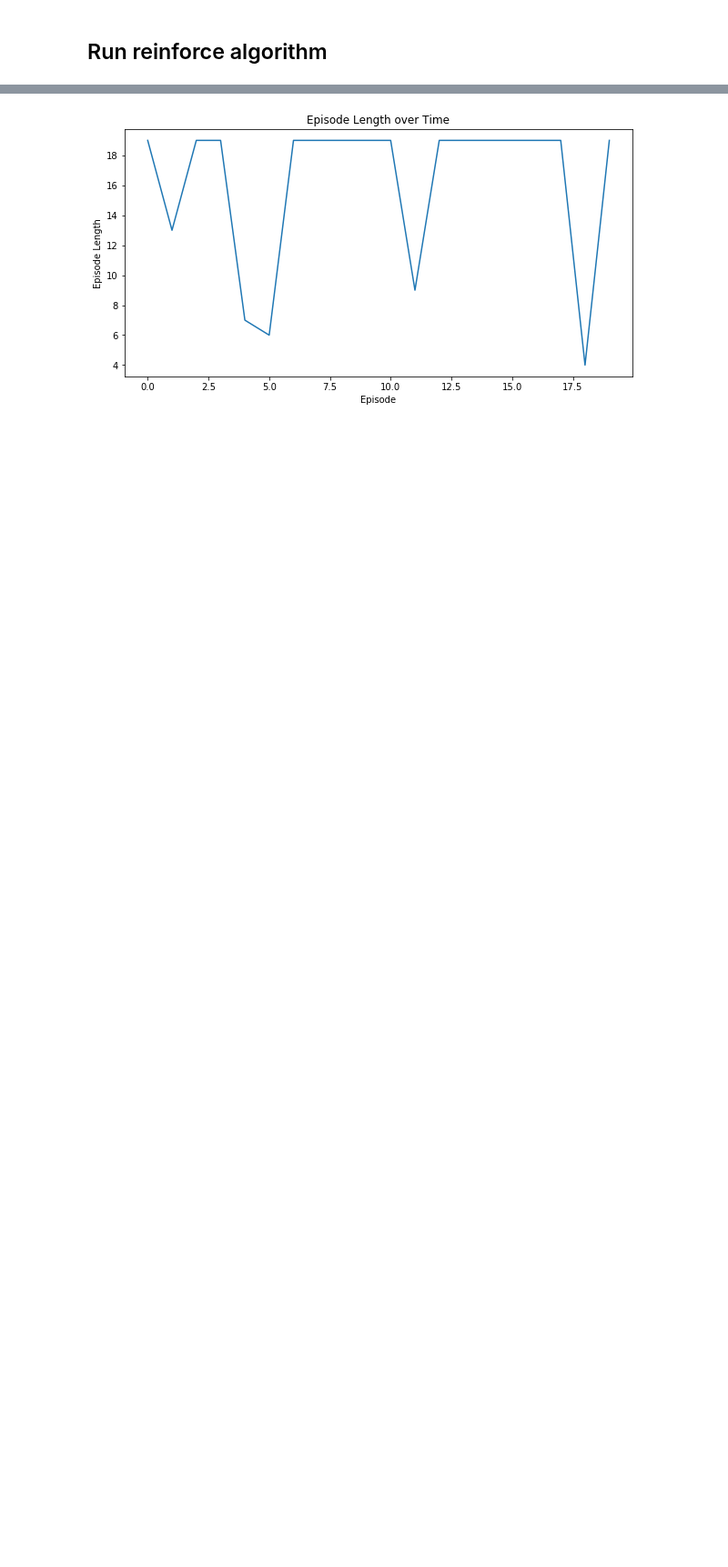
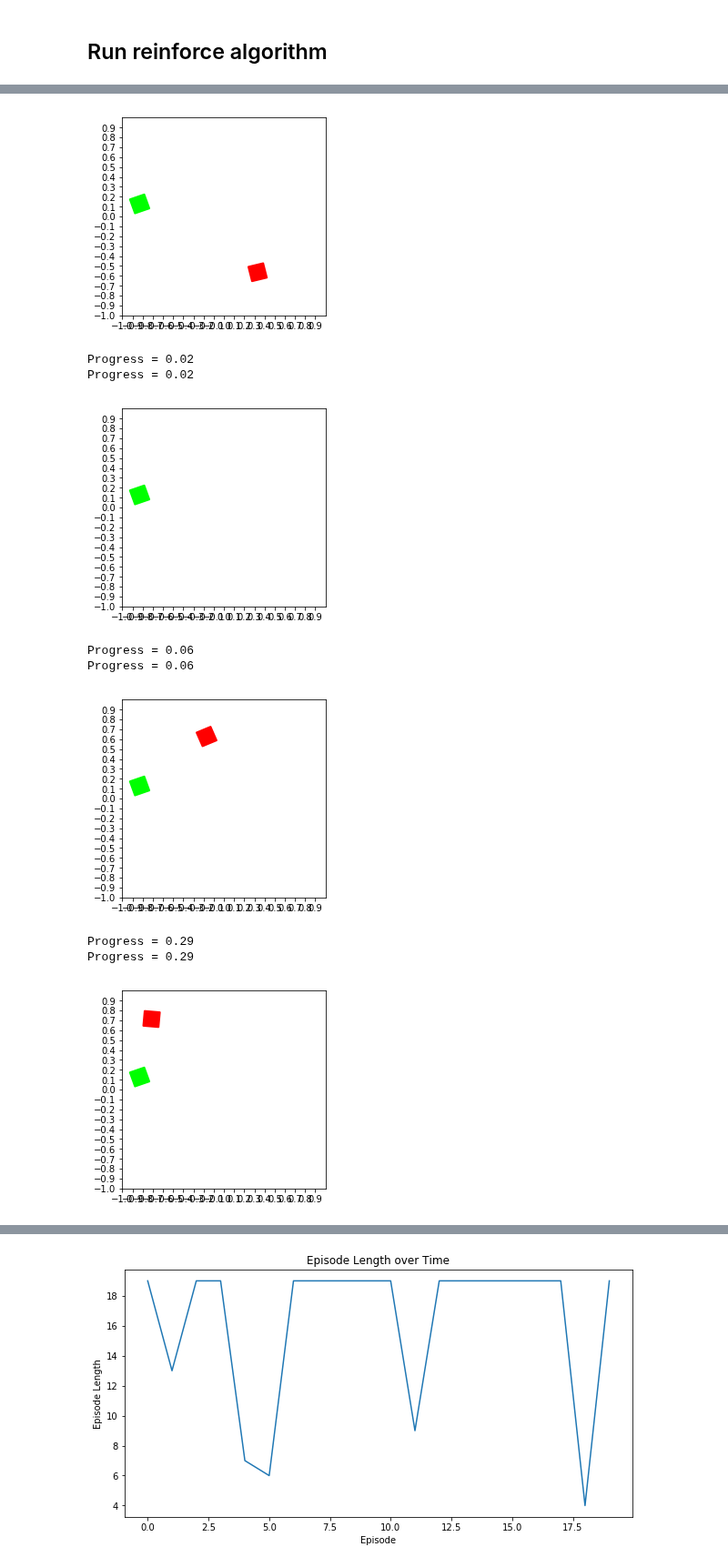
Before and after one commit to tuandnvn/learn-to-perform, a Jupyter notebook: notebooks/test_action_learner.ipynb, the cells around one changed output, grey strips where cells are left out. Shown at 91% size. Drawn from its saved outputs; the diff is of its cells as text; code cells hidden in the pictures; blank space fills up the shorter version.

```diff
--- a/notebooks/test_action_learner.ipynb
+++ b/notebooks/test_action_learner.ipynb
@@ -160,0 +182,13 @@ Step 19 @ Episode 200/200 (0.0590457571670413)2)
+# %%
+past_envs[4].env.replay()
+# %% [output]
+[figure, added]
+Progress = 0.02
+Progress = 0.02
+[figure, added]
+Progress = 0.06
+Progress = 0.06
+[figure, added]
+Progress = 0.29
+Progress = 0.29
+[figure, added]
```
Also changed, not shown: parts of 18 cells of this notebook, 4 other files.
